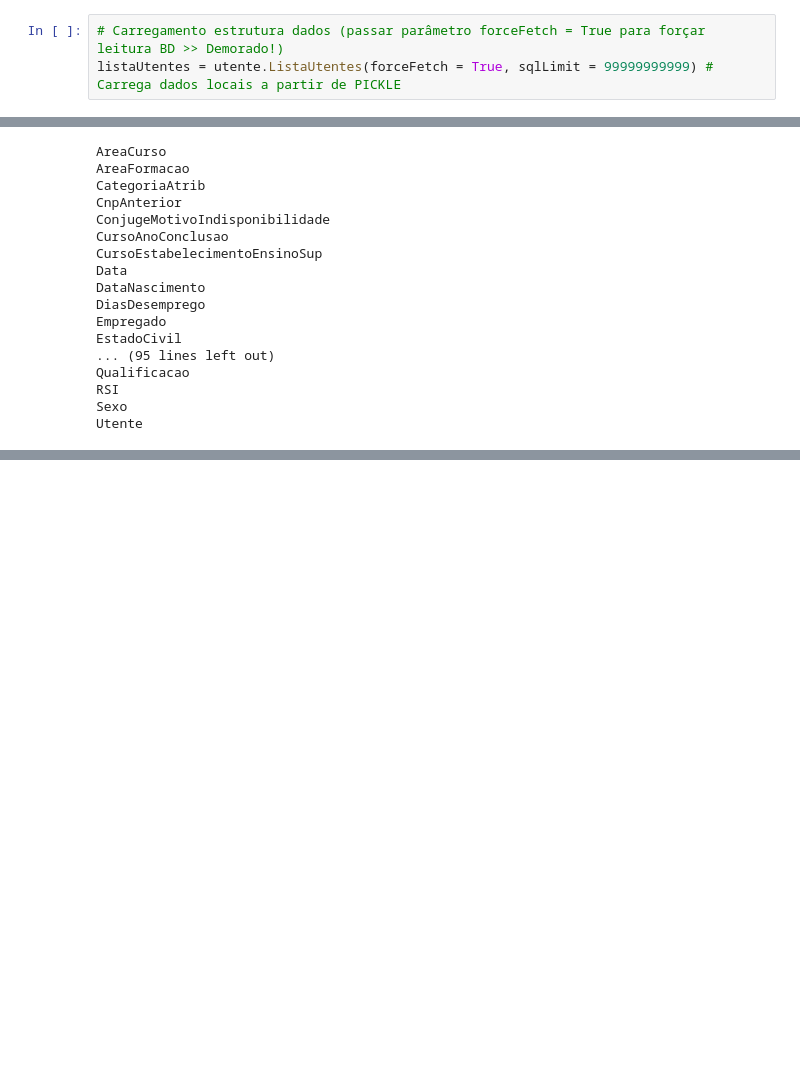
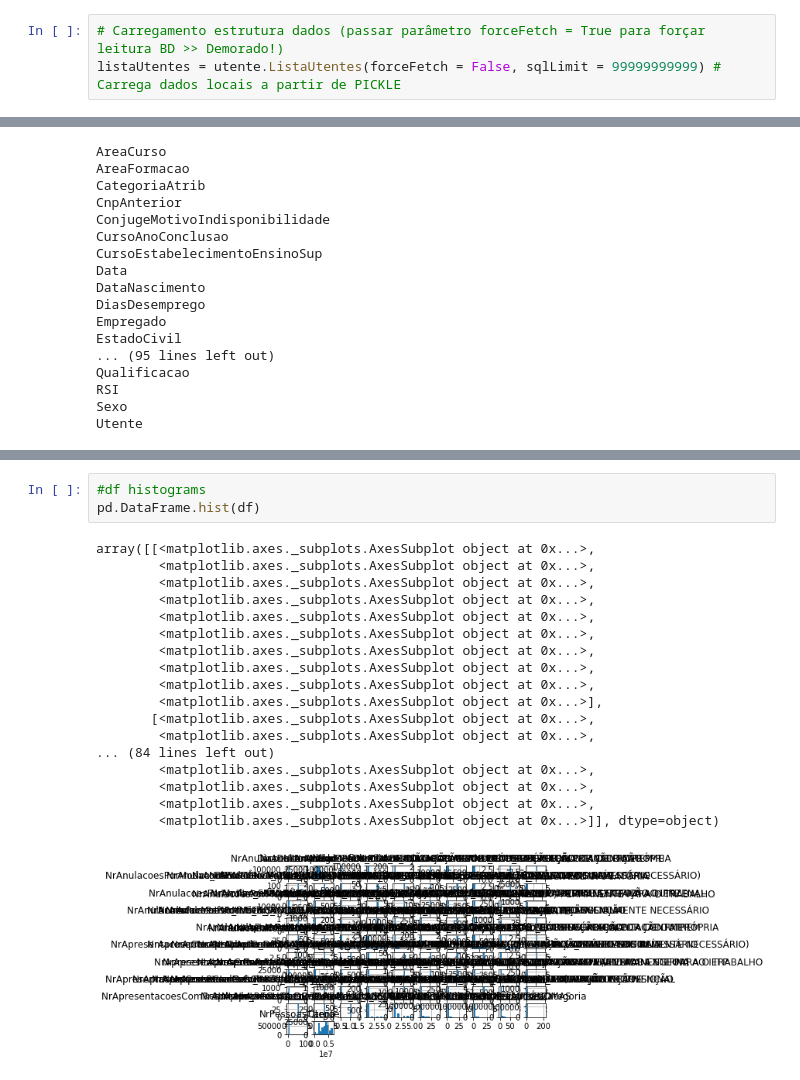
Before and after one commit to rui-mesquita/IEFP_DSSG, a Jupyter notebook: IEFP_DSSG/Kaggle_analysis.ipynb, the cells around one changed output, grey strips where cells are left out. Saved outputs shown, nothing was run; the diff lists cells and outputs as text; blank space fills up the shorter version.

```diff
--- a/IEFP_DSSG/Kaggle_analysis.ipynb
+++ b/IEFP_DSSG/Kaggle_analysis.ipynb
@@ -31,5 +31,5 @@ Um **fix** temporário (se não tivermos o ficheiro local PICKLE) pode ser:
 imp.reload(sys.modules['utente']);
 # %%
 # Carregamento estrutura dados (passar parâmetro forceFetch = True para forçar leitura BD >> Demorado!)
-listaUtentes = utente.ListaUtentes(forceFetch = True, sqlLimit = 99999999999) # Carrega dados locais a partir de PICKLE
+listaUtentes = utente.ListaUtentes(forceFetch = False, sqlLimit = 99999999999) # Carrega dados locais a partir de PICKLE
 # %% [output]
@@ -91,0 +101,22 @@ summary.head()
+# %%
+#df histograms
+pd.DataFrame.hist(df)
+# %% [output]
+array([[<matplotlib.axes._subplots.AxesSubplot object at 0x...>,
+        <matplotlib.axes._subplots.AxesSubplot object at 0x...>,
+        <matplotlib.axes._subplots.AxesSubplot object at 0x...>,
+        <matplotlib.axes._subplots.AxesSubplot object at 0x...>,
+        <matplotlib.axes._subplots.AxesSubplot object at 0x...>,
+        <matplotlib.axes._subplots.AxesSubplot object at 0x...>,
+        <matplotlib.axes._subplots.AxesSubplot object at 0x...>,
+        <matplotlib.axes._subplots.AxesSubplot object at 0x...>,
+        <matplotlib.axes._subplots.AxesSubplot object at 0x...>,
+        <matplotlib.axes._subplots.AxesSubplot object at 0x...>],
+       [<matplotlib.axes._subplots.AxesSubplot object at 0x...>,
+        <matplotlib.axes._subplots.AxesSubplot object at 0x...>,
+... (84 lines left out)
+        <matplotlib.axes._subplots.AxesSubplot object at 0x...>,
+        <matplotlib.axes._subplots.AxesSubplot object at 0x...>,
+        <matplotlib.axes._subplots.AxesSubplot object at 0x...>,
+        <matplotlib.axes._subplots.AxesSubplot object at 0x...>]], dtype=object)
+[figure, added]
```
Also changed, not shown: parts of 2 cells of this notebook.
